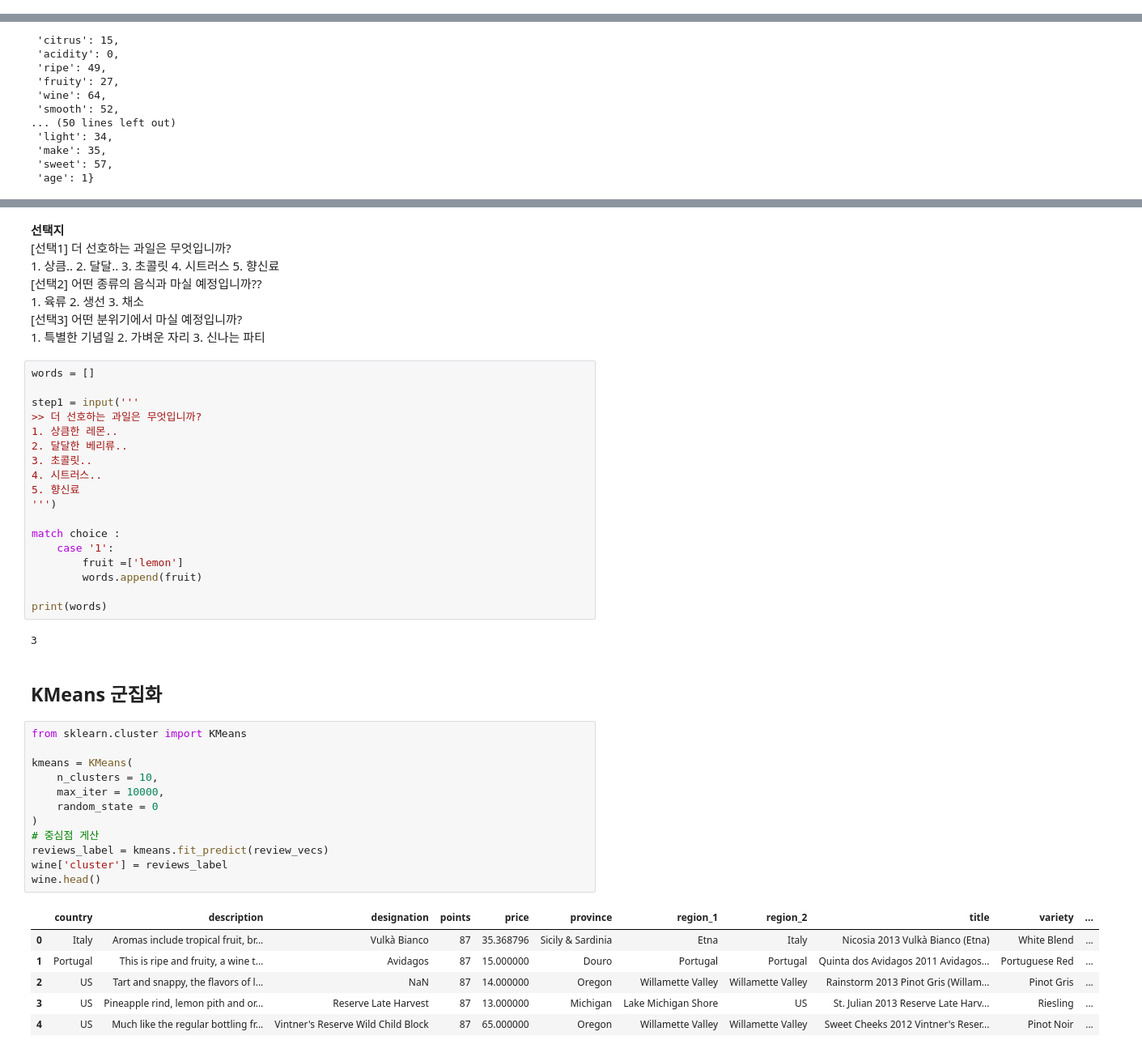
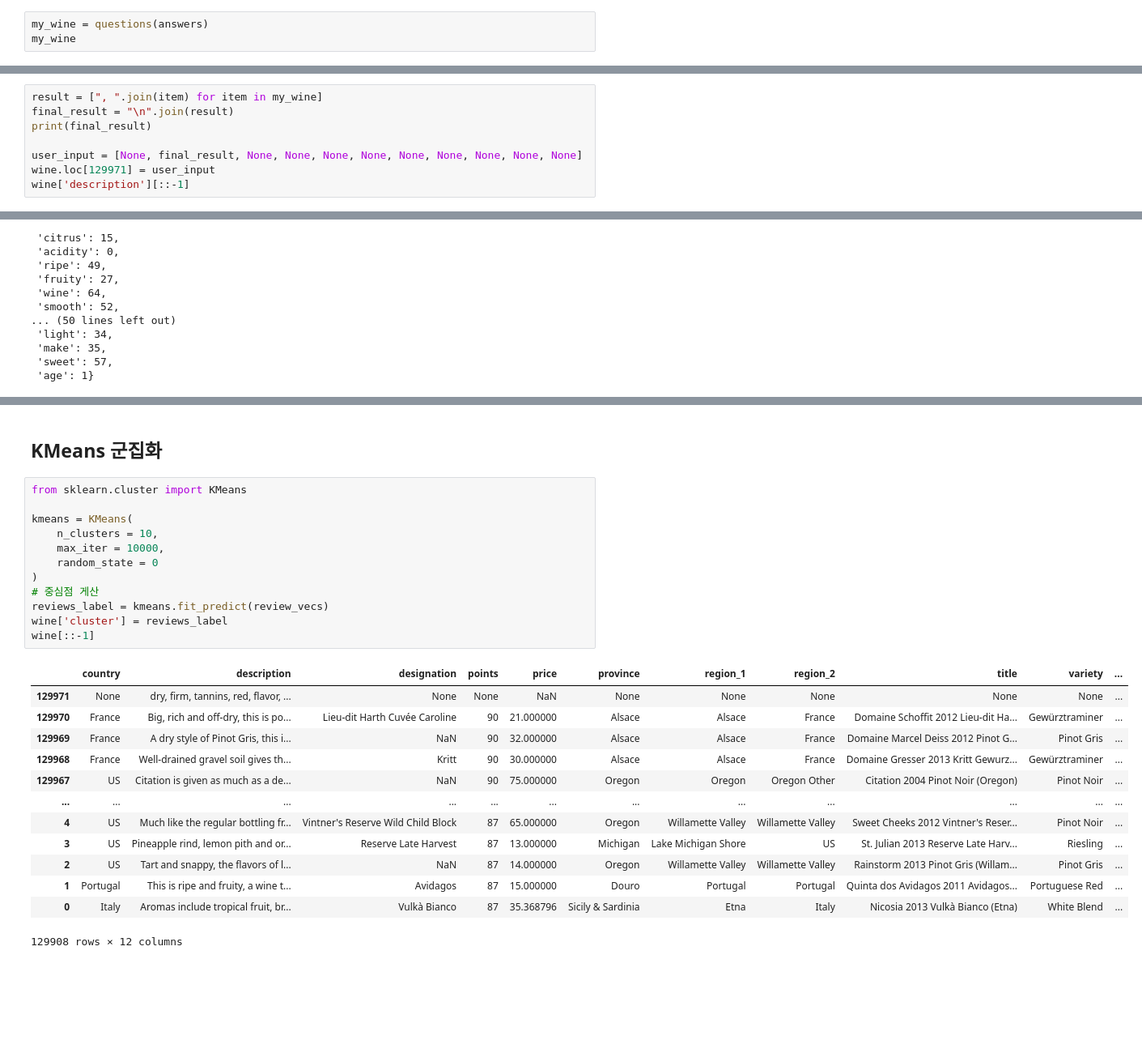
Before and after one commit to yejinlee99/DA36_mini2_Dionysus, a Jupyter notebook: LeeYejin/01_mini2_yejin.ipynb, the cells around one changed output, grey strips where cells are left out. Shown at 81% size. Saved outputs shown, nothing was run; the diff lists cells and outputs as text; blank space fills up the shorter version.

```diff
--- a/LeeYejin/01_mini2_yejin.ipynb
+++ b/LeeYejin/01_mini2_yejin.ipynb
@@ -99,0 +375,3 @@ memory usage: 11.9+ MB
+# %%
+my_wine = questions(answers)
+my_wine
@@ -99,0 +396,8 @@ memory usage: 11.9+ MB
+# %%
+result = [", ".join(item) for item in my_wine]
+final_result = "\n".join(result)
+print(final_result)
+
+user_input = [None, final_result, None, None, None, None, None, None, None, None, None]
+wine.loc[129971] = user_input
+wine['description'][::-1]
@@ -248,49 +509,28 @@ tfidf_vectorizer.vocabulary_
-# %% [markdown]
-**선택지**<br>
-[선택1] 더 선호하는 과일은 무엇입니까?<br>
-    1. 상큼.. 2. 달달.. 3. 초콜릿 4. 시트러스 5. 향신료<br>
-[선택2] 어떤 종류의 음식과 마실 예정입니까??<br>
-    1. 육류 2. 생선 3. 채소<br>
-[선택3] 어떤 분위기에서 마실 예정입니까?<br>
-    1. 특별한 기념일 2. 가벼운 자리 3. 신나는 파티
-# %%
-words = []
-
-step1 = input('''
->> 더 선호하는 과일은 무엇입니까?
-1. 상큼한 레몬..
-2. 달달한 베리류..
-3. 초콜릿..
-4. 시트러스..
-5. 향신료
-''')
-
-match choice :
-    case '1':
-        fruit =['lemon']
-        words.append(fruit)
-
-print(words)
-# %% [output]
-3
 # %% [markdown]
 ## KMeans 군집화
 # %%
 from sklearn.cluster import KMeans
 
 kmeans = KMeans(
     n_clusters = 10,
     max_iter = 10000,
     random_state = 0
 )
 # 중심점 게산
 reviews_label = kmeans.fit_predict(review_vecs)
 wine['cluster'] = reviews_label
-wine.head()
+wine[::-1]
 # %% [output]
 |  | country | description | designation | points | price | province | region_1 | region_2 | title | variety | ... |
+| 129971 | None | dry, firm, tannins, red, flavor, ... | None | None | NaN | None | None | None | None | None | ... |
+| 129970 | France | Big, rich and off-dry, this is po... | Lieu-dit Harth Cuvée Caroline | 90 | 21.000000 | Alsace | Alsace | France | Domaine Schoffit 2012 Lieu-dit Ha... | Gewürztraminer | ... |
+| 129969 | France | A dry style of Pinot Gris, this i... | NaN | 90 | 32.000000 | Alsace | Alsace | France | Domaine Marcel Deiss 2012 Pinot G... | Pinot Gris | ... |
+| 129968 | France | Well-drained gravel soil gives th... | Kritt | 90 | 30.000000 | Alsace | Alsace | France | Domaine Gresser 2013 Kritt Gewurz... | Gewürztraminer | ... |
+| 129967 | US | Citation is given as much as a de... | NaN | 90 | 75.000000 | Oregon | Oregon | Oregon Other | Citation 2004 Pinot Noir (Oregon) | Pinot Noir | ... |
+| ... | ... | ... | ... | ... | ... | ... | ... | ... | ... | ... | ... |
+| 4 | US | Much like the regular bottling fr... | Vintner's Reserve Wild Child Block | 87 | 65.000000 | Oregon | Willamette Valley | Willamette Valley | Sweet Cheeks 2012 Vintner's Reser... | Pinot Noir | ... |
+| 3 | US | Pineapple rind, lemon pith and or... | Reserve Late Harvest | 87 | 13.000000 | Michigan | Lake Michigan Shore | US | St. Julian 2013 Reserve Late Harv... | Riesling | ... |
+| 2 | US | Tart and snappy, the flavors of l... | NaN | 87 | 14.000000 | Oregon | Willamette Valley | Willamette Valley | Rainstorm 2013 Pinot Gris (Willam... | Pinot Gris | ... |
+| 1 | Portugal | This is ripe and fruity, a wine t... | Avidagos | 87 | 15.000000 | Douro | Portugal | Portugal | Quinta dos Avidagos 2011 Avidagos... | Portuguese Red | ... |
 | 0 | Italy | Aromas include tropical fruit, br... | Vulkà Bianco | 87 | 35.368796 | Sicily & Sardinia | Etna | Italy | Nicosia 2013 Vulkà Bianco (Etna) | White Blend | ... |
-| 1 | Portugal | This is ripe and fruity, a wine t... | Avidagos | 87 | 15.000000 | Douro | Portugal | Portugal | Quinta dos Avidagos 2011 Avidagos... | Portuguese Red | ... |
-| 2 | US | Tart and snappy, the flavors of l... | NaN | 87 | 14.000000 | Oregon | Willamette Valley | Willamette Valley | Rainstorm 2013 Pinot Gris (Willam... | Pinot Gris | ... |
-| 3 | US | Pineapple rind, lemon pith and or... | Reserve Late Harvest | 87 | 13.000000 | Michigan | Lake Michigan Shore | US | St. Julian 2013 Reserve Late Harv... | Riesling | ... |
-| 4 | US | Much like the regular bottling fr... | Vintner's Reserve Wild Child Block | 87 | 65.000000 | Oregon | Willamette Valley | Willamette Valley | Sweet Cheeks 2012 Vintner's Reser... | Pinot Noir | ... |
+129908 rows × 12 columns
```
Also changed, not shown: parts of 20 cells of this notebook.
